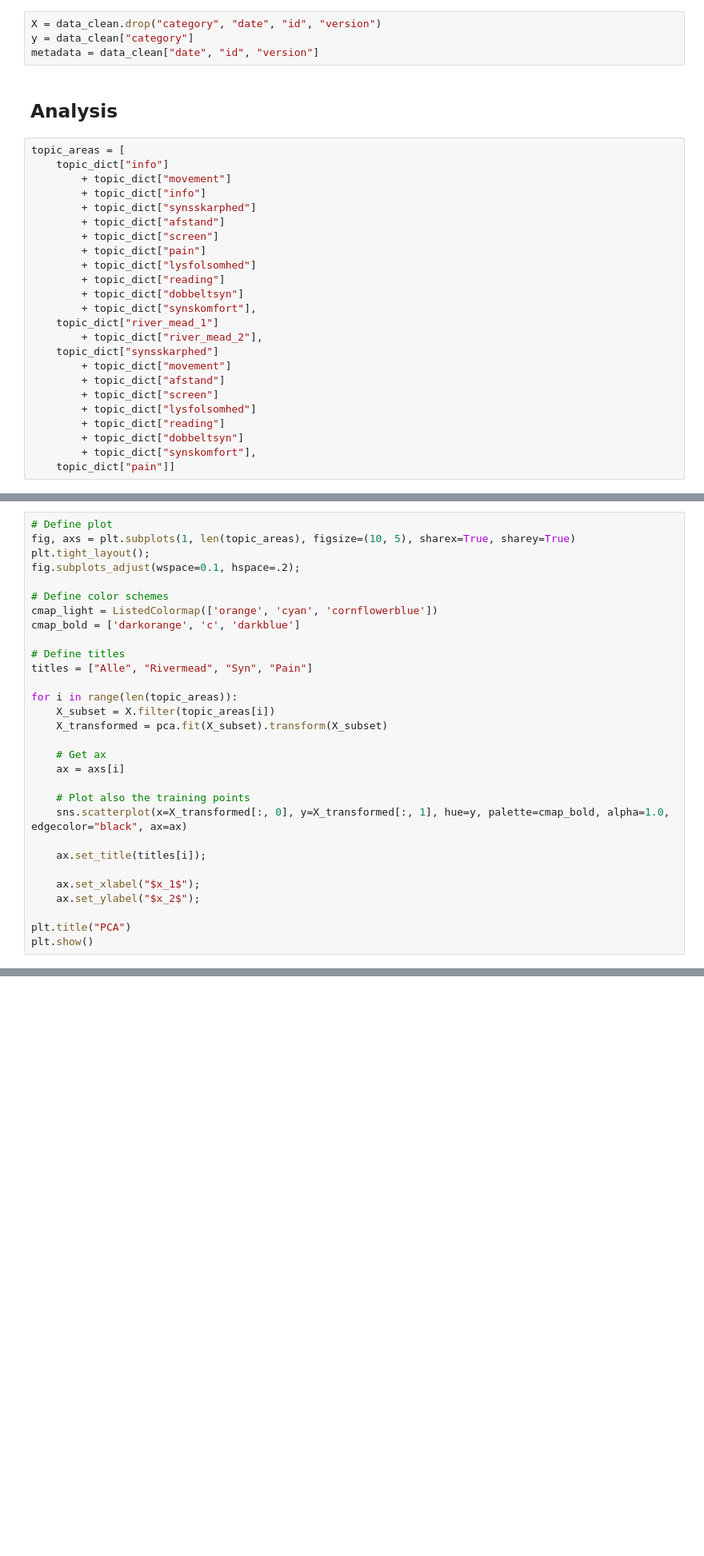
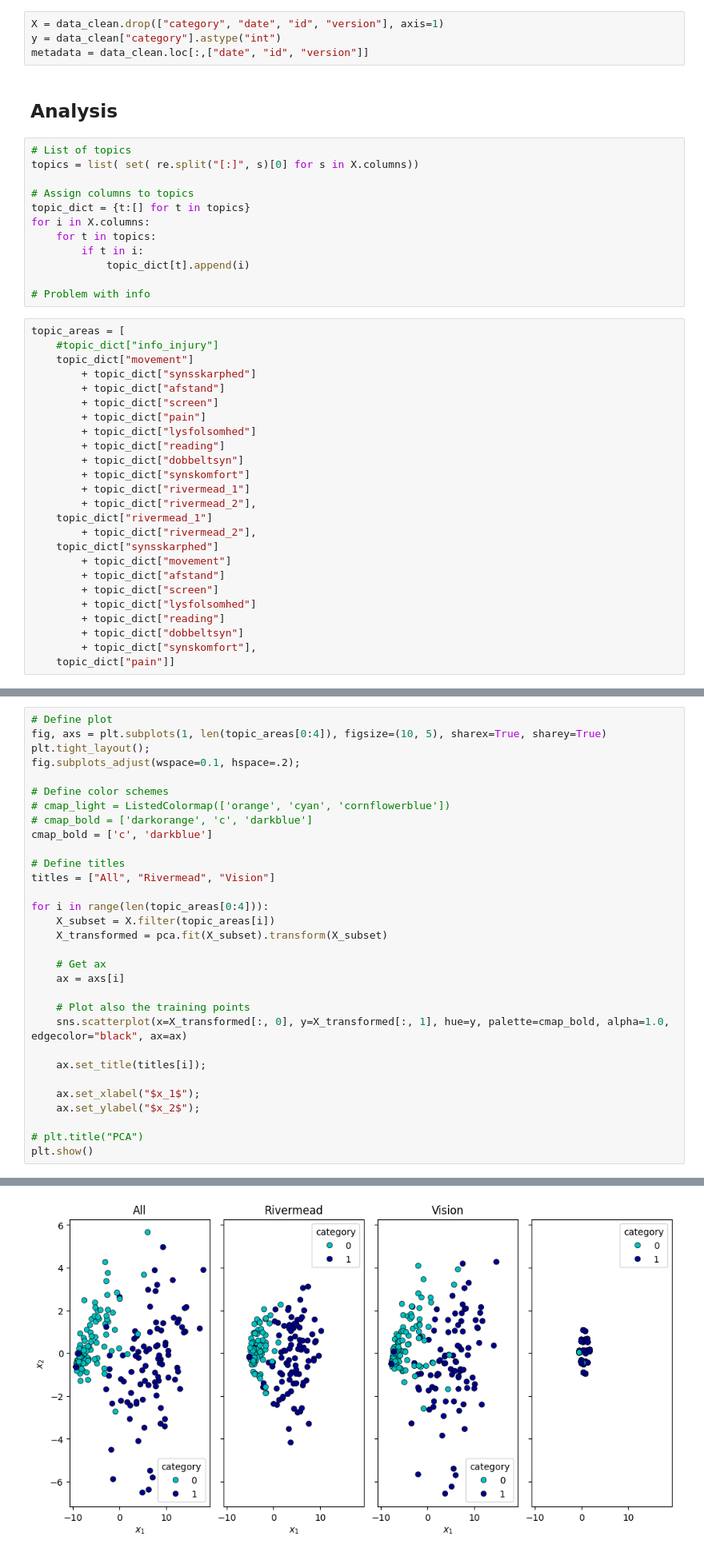
Before and after one commit to krusand/Analyzing-concussions-through-eyetracking-measurements, a Jupyter notebook: SurveyResponses.ipynb, the cells around one changed output, grey strips where cells are left out. Shown at 80% size. Saved outputs shown, nothing was run; the diff lists cells and outputs as text; blank space fills up the shorter version.

```diff
--- a/SurveyResponses.ipynb
+++ b/SurveyResponses.ipynb
@@ -437,16 +392,27 @@ data_clean.to_excel("data/test.xlsx")
 # %% [markdown]
 ### Split data
 # %%
-X = data_clean.drop("category", "date", "id", "version")
-y = data_clean["category"]
-metadata = data_clean["date", "id", "version"]
+X = data_clean.drop(["category", "date", "id", "version"], axis=1)
+y = data_clean["category"].astype("int")
+metadata = data_clean.loc[:,["date", "id", "version"]]
 # %% [markdown]
 ## Analysis
+# %%
+# List of topics
+topics = list( set( re.split("[:]", s)[0] for s in X.columns))
+
+# Assign columns to topics
+topic_dict = {t:[] for t in topics}
+for i in X.columns:
+    for t in topics:
+        if t in i:
+            topic_dict[t].append(i)
+
+# Problem with info
 # %%
 topic_areas = [
-    topic_dict["info"]
-        + topic_dict["movement"]
-        + topic_dict["info"]
+    #topic_dict["info_injury"]
+    topic_dict["movement"]
         + topic_dict["synsskarphed"]
         + topic_dict["afstand"]
         + topic_dict["screen"]
@@ -454,9 +420,11 @@ topic_areas = [
         + topic_dict["lysfolsomhed"]
         + topic_dict["reading"]
         + topic_dict["dobbeltsyn"]
-        + topic_dict["synskomfort"],
-    topic_dict["river_mead_1"]
-        + topic_dict["river_mead_2"],
+        + topic_dict["synskomfort"]
+        + topic_dict["rivermead_1"]
+        + topic_dict["rivermead_2"],
+    topic_dict["rivermead_1"]
+        + topic_dict["rivermead_2"],
     topic_dict["synsskarphed"]
         + topic_dict["movement"]
         + topic_dict["afstand"]
@@ -477,18 +465,19 @@ pca = PCA(n_components=2)
 # pca.explained_variance_ratio_
 # %%
 # Define plot
-fig, axs = plt.subplots(1, len(topic_areas), figsize=(10, 5), sharex=True, sharey=True)
+fig, axs = plt.subplots(1, len(topic_areas[0:4]), figsize=(10, 5), sharex=True, sharey=True)
 plt.tight_layout();
 fig.subplots_adjust(wspace=0.1, hspace=.2);
 
 # Define color schemes
-cmap_light = ListedColormap(['orange', 'cyan', 'cornflowerblue'])
-cmap_bold = ['darkorange', 'c', 'darkblue']
+# cmap_light = ListedColormap(['orange', 'cyan', 'cornflowerblue'])
+# cmap_bold = ['darkorange', 'c', 'darkblue']
+cmap_bold = ['c', 'darkblue']
 
 # Define titles
-titles = ["Alle", "Rivermead", "Syn", "Pain"]
+titles = ["All", "Rivermead", "Vision"]
 
-for i in range(len(topic_areas)):
+for i in range(len(topic_areas[0:4])):
     X_subset = X.filter(topic_areas[i])
     X_transformed = pca.fit(X_subset).transform(X_subset)
 
@@ -503,5 +492,6 @@ for i in range(len(topic_areas)):
     ax.set_xlabel("$x_1$");
     ax.set_ylabel("$x_2$");
 
-plt.title("PCA")
+# plt.title("PCA")
 plt.show()
+# %% [output]
@@ -508,3 +499,4 @@ plt.show()
+[figure, added]
 # %% [markdown]
 ### LDA
 # %% [markdown]
```
Also changed, not shown: parts of 52 cells of this notebook.
